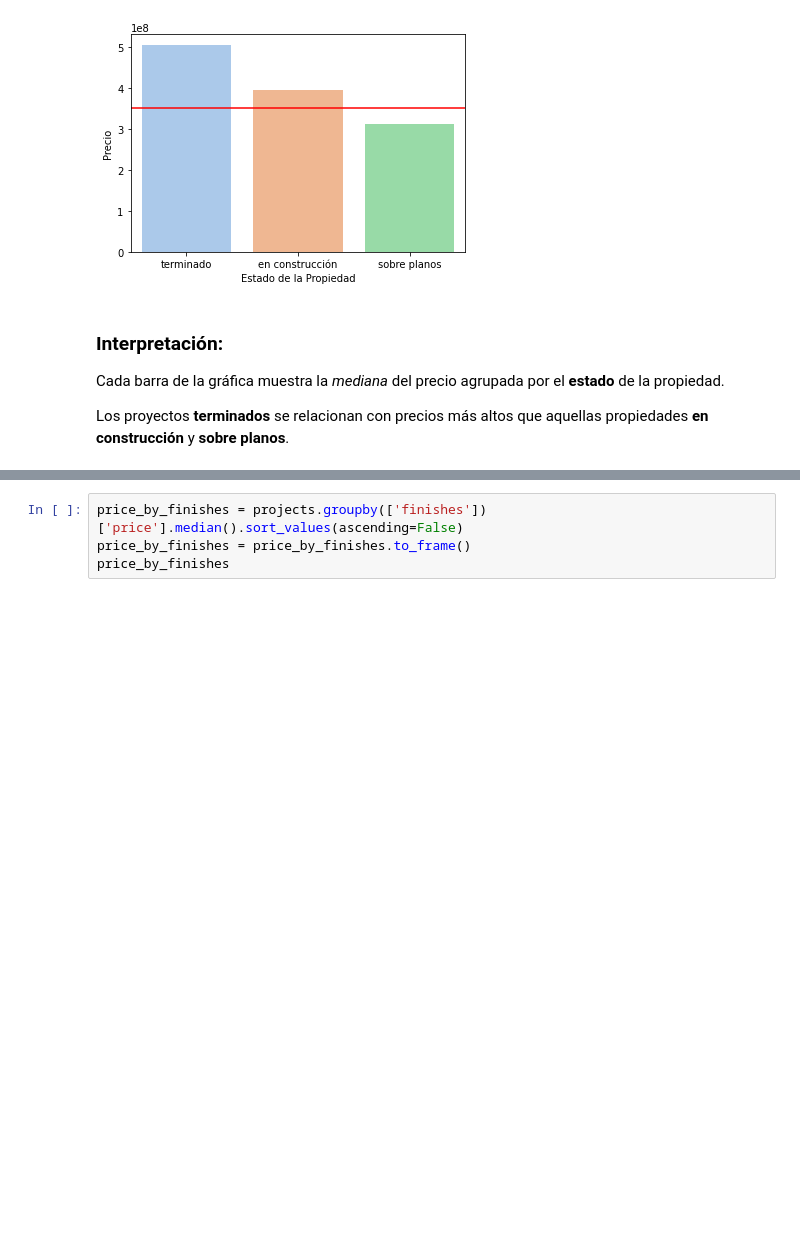
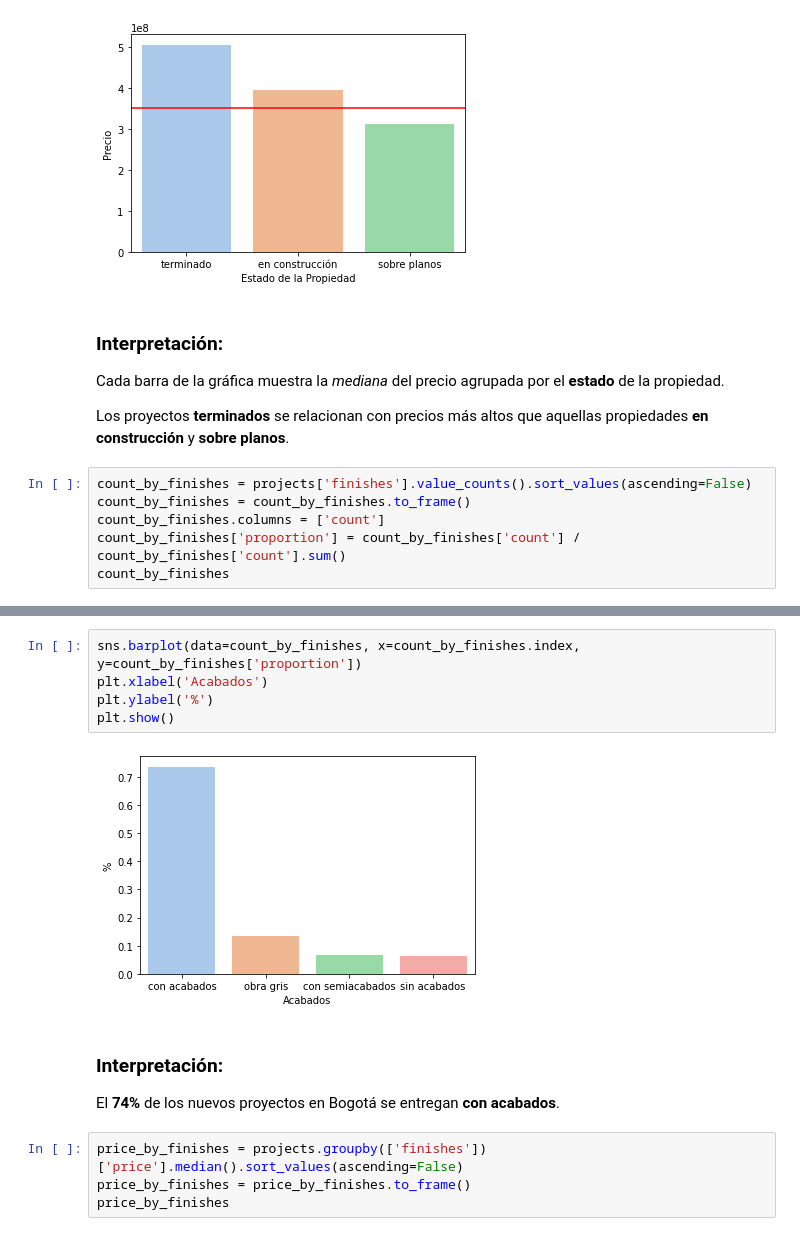
Before and after one commit to diegoestradamd/real_estate_analysis, a Jupyter notebook: main.ipynb, the cells around one changed output, grey strips where cells are left out. Cells and saved outputs as stored; diff of their text form; blank space fills up the shorter version.

```diff
--- a/main.ipynb
+++ b/main.ipynb
@@ -417,3 +465,9 @@ plt.show()
 Cada barra de la gráfica muestra la *mediana* del precio agrupada por el **estado** de la propiedad.
 
 Los proyectos **terminados** se relacionan con precios más altos que aquellas propiedades **en construcción** y **sobre planos**.
+# %%
+count_by_finishes = projects['finishes'].value_counts().sort_values(ascending=False)
+count_by_finishes = count_by_finishes.to_frame()
+count_by_finishes.columns = ['count']
+count_by_finishes['proportion'] = count_by_finishes['count'] / count_by_finishes['count'].sum()
+count_by_finishes
@@ -420,3 +480,14 @@ Los proyectos **terminados** se relacionan con precios más altos que aquellas p
+# %%
+sns.barplot(data=count_by_finishes, x=count_by_finishes.index, y=count_by_finishes['proportion'])
+plt.xlabel('Acabados')
+plt.ylabel('%')
+plt.show()
+# %% [output]
+[figure, added]
+# %% [markdown]
+### Interpretación:
+
+El **74%** de los nuevos proyectos en Bogotá se entregan **con acabados**.
 # %%
 price_by_finishes = projects.groupby(['finishes'])['price'].median().sort_values(ascending=False)
 price_by_finishes = price_by_finishes.to_frame()
```
Also changed, not shown: parts of 14 cells of this notebook.
